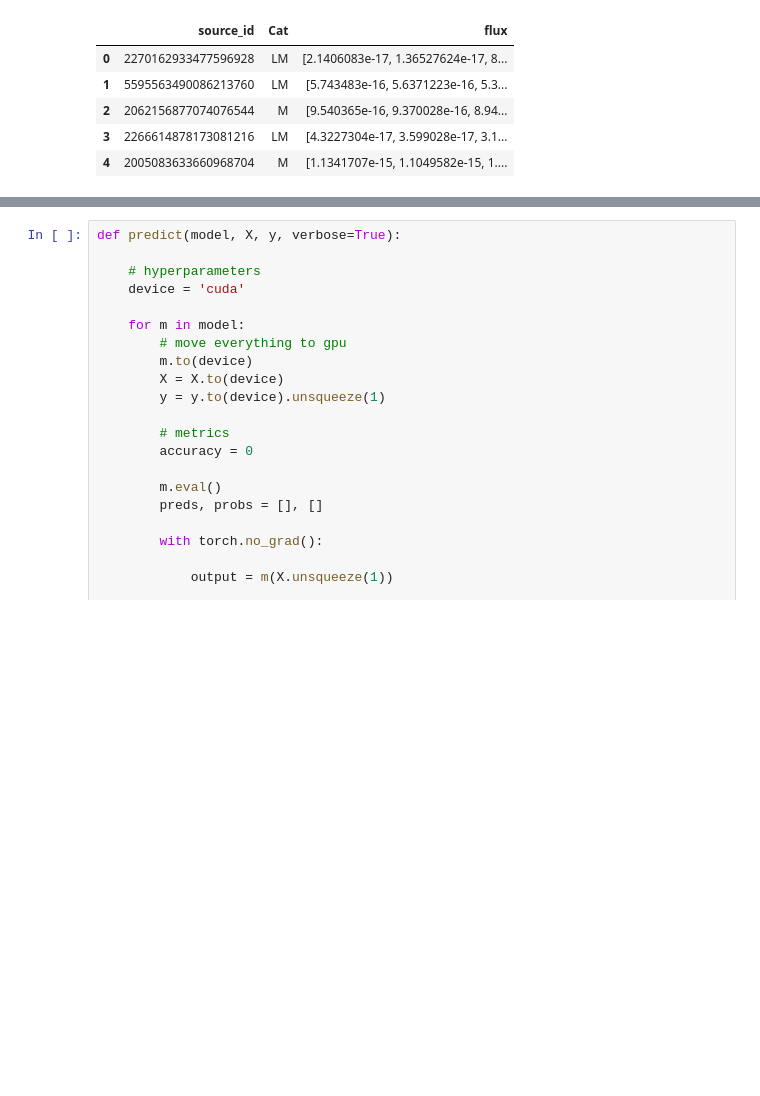
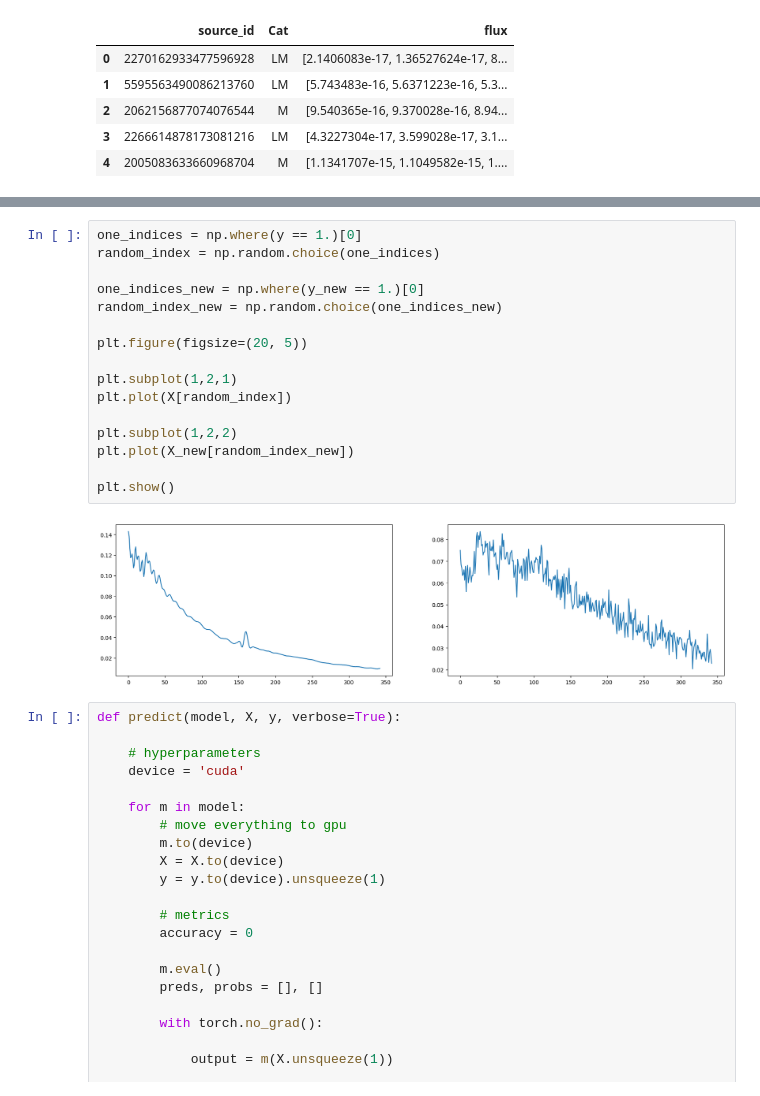
Before and after one commit to bananya-ml/research, a Jupyter notebook: notebooks/deep networks/classification/predict_cnn.ipynb, the cells around one changed output, grey strips where cells are left out. Drawn from its saved outputs; the diff is of its cells as text; blank space fills up the shorter version.

```diff
--- a/notebooks/deep networks/classification/predict_cnn.ipynb
+++ b/notebooks/deep networks/classification/predict_cnn.ipynb
@@ -111,3 +183,21 @@ X = torch.from_numpy(np.array([spectrum / np.linalg.norm(spectrum, keepdims=True
+# %%
+one_indices = np.where(y == 1.)[0]
+random_index = np.random.choice(one_indices)
+
+one_indices_new = np.where(y_new == 1.)[0]
+random_index_new = np.random.choice(one_indices_new)
+
+plt.figure(figsize=(20, 5))
+
+plt.subplot(1,2,1)
+plt.plot(X[random_index])
+
+plt.subplot(1,2,2)
+plt.plot(X_new[random_index_new])
+
+plt.show()
+# %% [output]
+[figure, added]
 # %%
 def predict(model, X, y, verbose=True):
 
```
Also changed, not shown: parts of 12 cells of this notebook, 8 other files.
